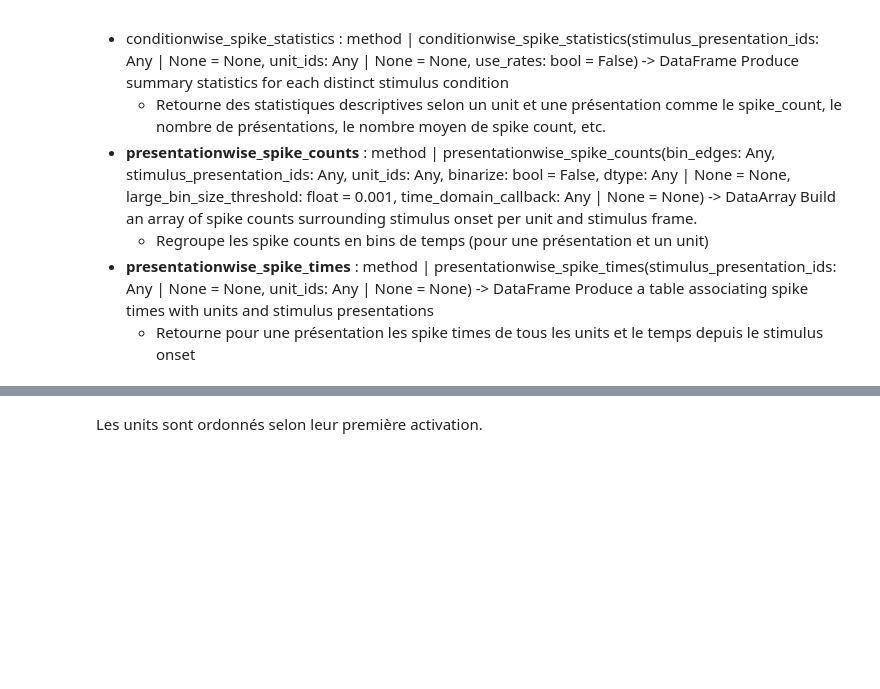
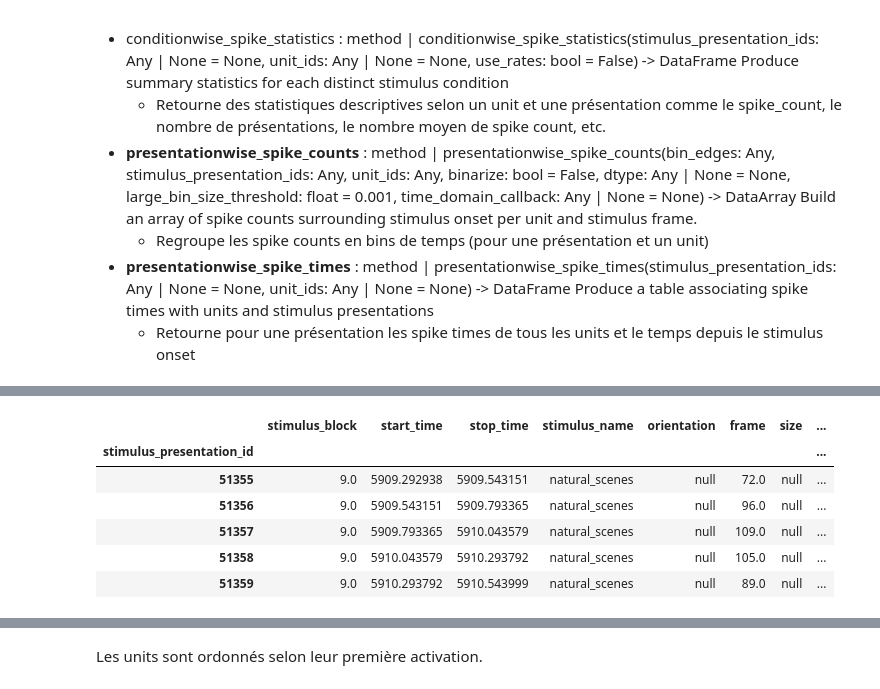
Before and after one commit to PhilSchoeb/ift-6168-project, a Jupyter notebook: data/ecephys/explore_data.ipynb, the cells around one changed output, grey strips where cells are left out. Saved outputs shown, nothing was run; the diff lists cells and outputs as text; code cells hidden in the pictures; blank space fills up the shorter version.

```diff
--- a/data/ecephys/explore_data.ipynb
+++ b/data/ecephys/explore_data.ipynb
@@ -117,0 +145,11 @@ stimulus_info = {
+# %%
+natural_scenes = stimulus.query("stimulus_name=='natural_scenes'").copy()
+natural_scenes.head(5)
+# %% [output]
+|  | stimulus_block | start_time | stop_time | stimulus_name | orientation | frame | size | ... |
+| stimulus_presentation_id |  |  |  |  |  |  |  | ... |
+| 51355 | 9.0 | 5909.292938 | 5909.543151 | natural_scenes | null | 72.0 | null | ... |
+| 51356 | 9.0 | 5909.543151 | 5909.793365 | natural_scenes | null | 96.0 | null | ... |
+| 51357 | 9.0 | 5909.793365 | 5910.043579 | natural_scenes | null | 109.0 | null | ... |
+| 51358 | 9.0 | 5910.043579 | 5910.293792 | natural_scenes | null | 105.0 | null | ... |
+| 51359 | 9.0 | 5910.293792 | 5910.543999 | natural_scenes | null | 89.0 | null | ... |
```
Also changed, not shown: parts of 19 cells of this notebook, 2 other files.
